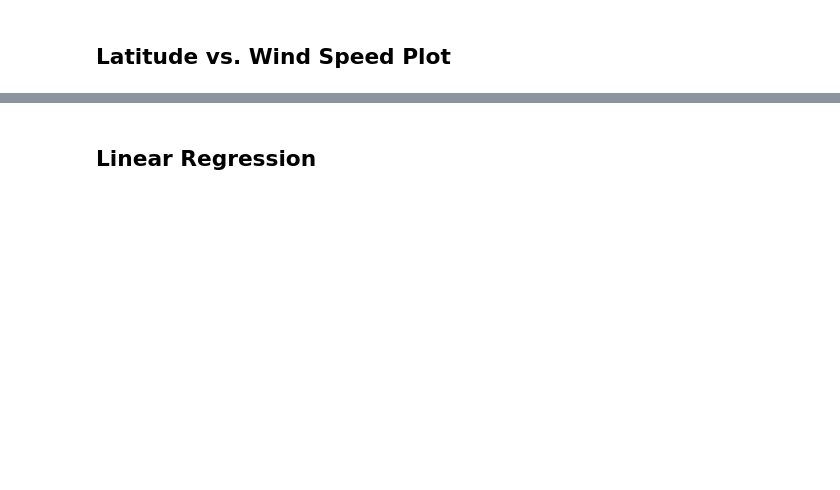
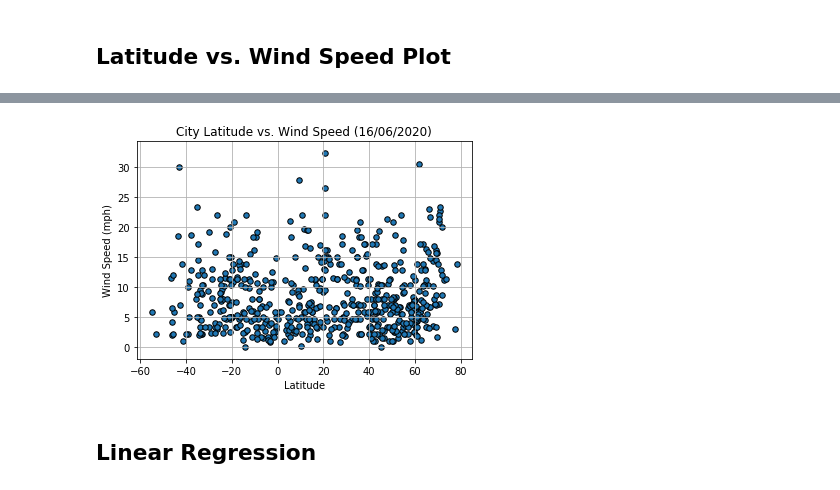
Before and after one commit to bnarath/python-api-challenge, a Jupyter notebook: CodeBase/WeatherPy.ipynb, the cells around one changed output, grey strips where cells are left out. Saved outputs shown, nothing was run; the diff lists cells and outputs as text; code cells hidden in the pictures; blank space fills up the shorter version.

```diff
--- a/CodeBase/WeatherPy.ipynb
+++ b/CodeBase/WeatherPy.ipynb
@@ -157,2 +252,18 @@ Int64Index([], dtype='int64')
+# %%
+ax4 = clean_city_data.plot(x='Lat',
+                           y='Wind Speed',
+                           kind='scatter',
+                           grid=True,
+                           edgecolor='k',
+                           s=30,
+                           title=f"City Latitude vs. Wind Speed ({utc_date})",
+                           ylim=(min(clean_city_data['Wind Speed'])-2, max(clean_city_data['Wind Speed'])+2)
+                          )
+
+
+_=ax4.set_xlabel('Latitude')
+_=ax4.set_ylabel('Wind Speed (mph)')
+# %% [output]
+[figure, added]
 # %% [markdown]
 ## Linear Regression
```
Also changed, not shown: parts of 51 cells of this notebook, 3 other files.
